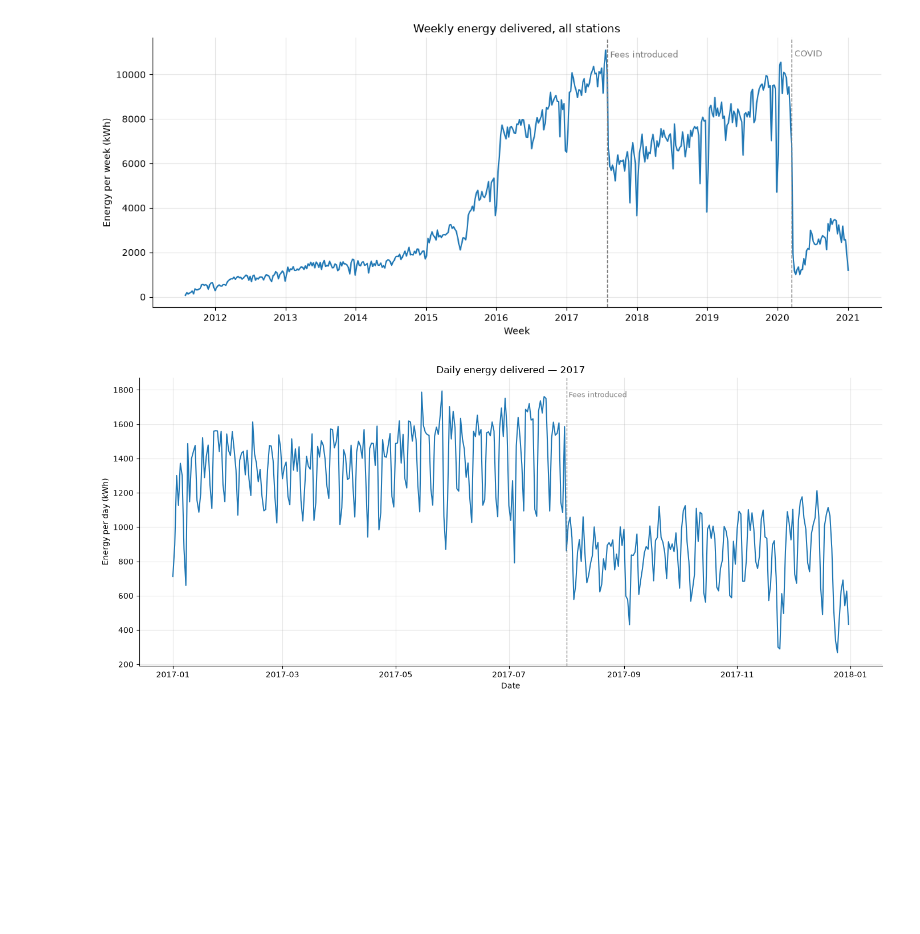
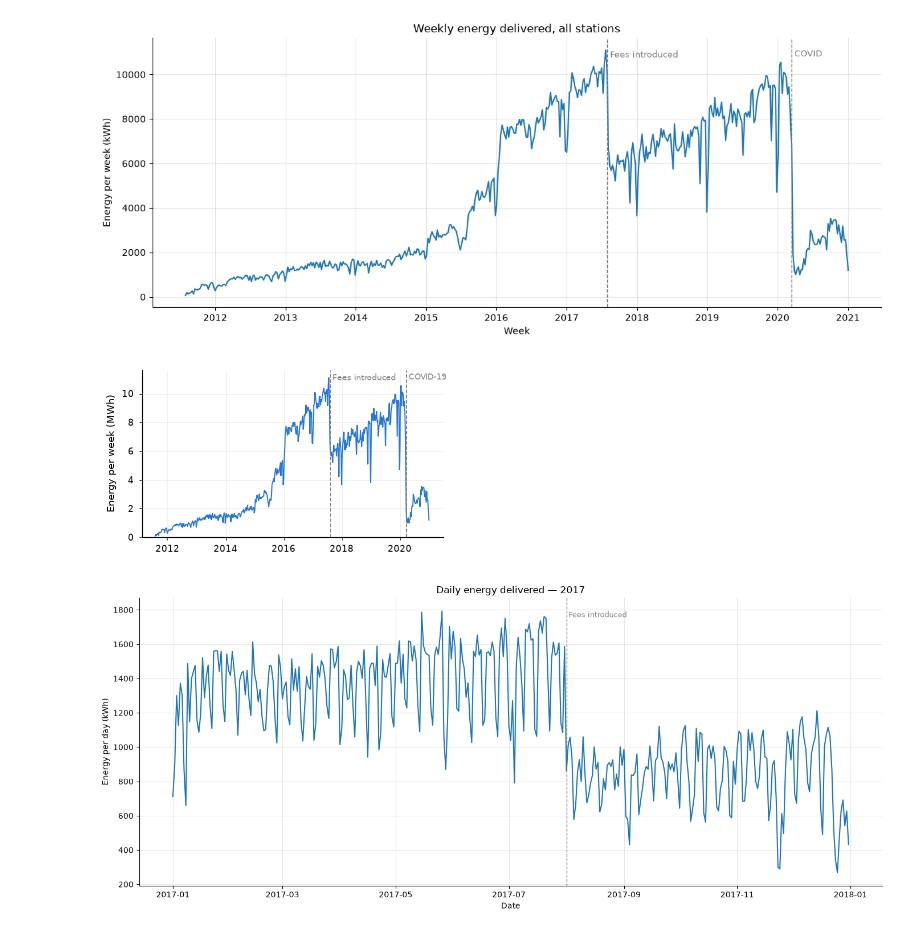
Before and after one commit to katarzynarogalska/Intro-to-Business-Analytics, a Jupyter notebook: data_analysis.ipynb, the cells around one changed output. Cells and saved outputs as stored; diff of their text form; code cells hidden in the pictures; blank space fills up the shorter version.

```diff
--- a/data_analysis.ipynb
+++ b/data_analysis.ipynb
@@ -1047,6 +1163,37 @@ plt.tight_layout()
 plt.show()
 # %% [output]
 [figure]
+# %%
+# for a report :
+
+weekly_energy = df.set_index("Start Date")["Energy (kWh)"].sort_index().resample("W").sum()
+
+small_fonts = {"font.size": 7, "axes.labelsize": 7, "xtick.labelsize": 6.5,
+               "ytick.labelsize": 6.5}
+
+with plt.rc_context(small_fonts):
+    fig, ax = plt.subplots(figsize=(3.5, 1.9))
+    ax.plot(weekly_energy.index, weekly_energy.values / 1000, color="#2a78d6", lw=0.8)
+
+    # mark the two events
+    for date, label in [("2017-08-01", "Fees introduced"), ("2020-03-16", "COVID-19")]:
+        ax.axvline(pd.Timestamp(date), color="gray", ls="--", lw=0.7)
+        ax.text(pd.Timestamp(date), 0.98, f" {label}", transform=ax.get_xaxis_transform(),
+                color="gray", fontsize=6, va="top", ha="left")
+
+    ax.xaxis.set_major_locator(mdates.YearLocator(2))
+    ax.xaxis.set_major_formatter(mdates.DateFormatter("%Y"))
+    ax.set_ylim(bottom=0)
+    ax.set_ylabel("Energy per week (MWh)")
+    ax.grid(True, alpha=0.3, lw=0.4)
+    ax.tick_params(length=2, width=0.5)
+    sns.despine(ax=ax)
+
+    fig.tight_layout(pad=0.3)
+    fig.savefig("figures/weekly_energy.pdf", bbox_inches="tight")
+    plt.show()
+# %% [output]
+[figure, added]
 # %%
 # zoom in on one year: daily totals
 year = 2017
```
Also changed, not shown: parts of 8 cells of this notebook.
